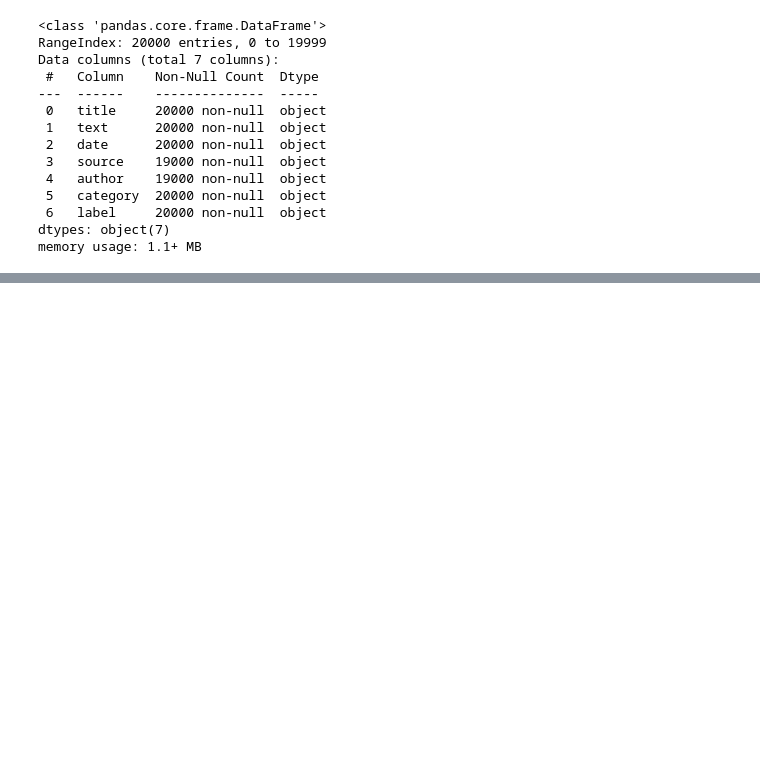
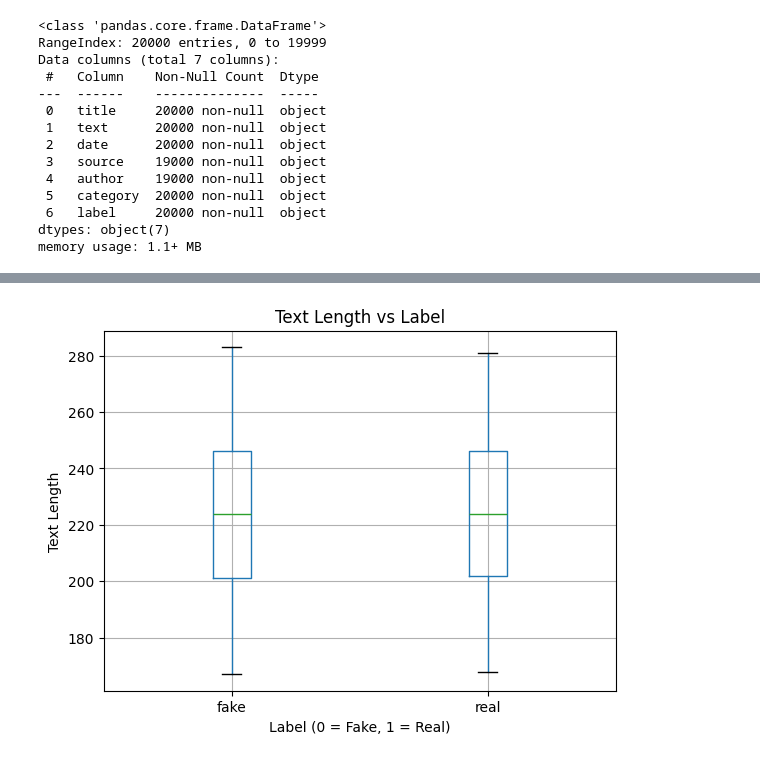
Before and after one commit to sengmengchho/fake_news_detection, a Jupyter notebook: src/notebook/main.ipynb, the cells around one changed output, grey strips where cells are left out. Saved outputs shown, nothing was run; the diff lists cells and outputs as text; code cells hidden in the pictures; blank space fills up the shorter version.

```diff
--- a/src/notebook/main.ipynb
+++ b/src/notebook/main.ipynb
@@ -60,0 +382,9 @@ dtype: int64
+# %%
+data.boxplot(column="text_count", by="label")
+plt.xlabel("Label (0 = Fake, 1 = Real)")
+plt.ylabel("Text Length")
+plt.title("Text Length vs Label")
+plt.suptitle("")
+plt.show()
+# %% [output]
+[figure, added]
```
Also changed, not shown: parts of 51 cells of this notebook.
